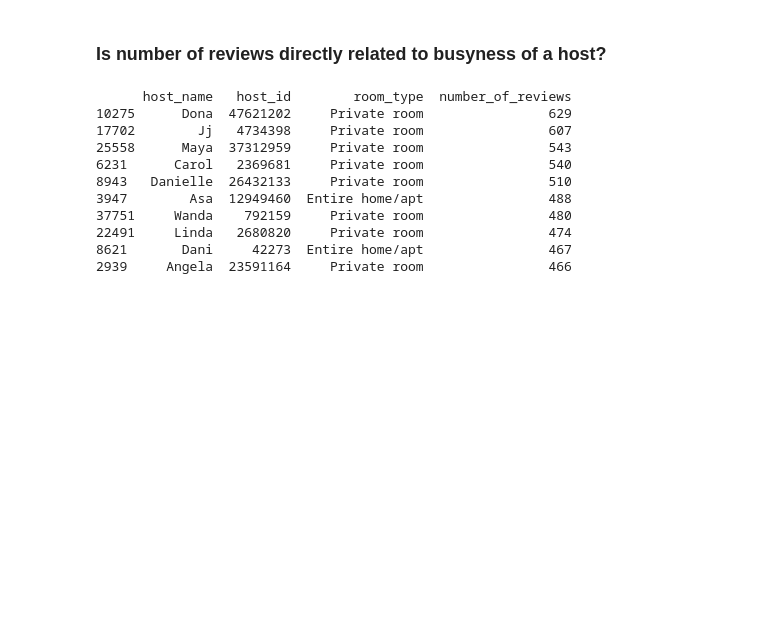
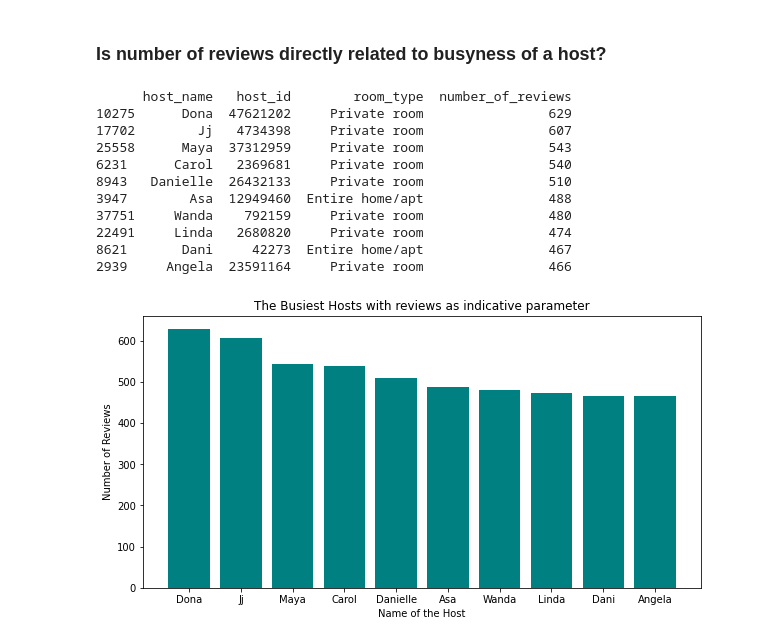
Before and after one commit to AshutoshKumarDubey/EDA_Capstone_Project_Airbnb, a Jupyter notebook: EDA_Airbnb_Bookings_Analysis_By_Ashutosh_Kumar_Dubey.ipynb, the cells around one changed output. Saved outputs shown, nothing was run; the diff lists cells and outputs as text; code cells hidden in the pictures; blank space fills up the shorter version.

```diff
--- a/EDA_Airbnb_Bookings_Analysis_By_Ashutosh_Kumar_Dubey.ipynb
+++ b/EDA_Airbnb_Bookings_Analysis_By_Ashutosh_Kumar_Dubey.ipynb
@@ -495,3 +495,16 @@ print(Busiest_Hosts_Basis_Reviews)
 22491     Linda   2680820     Private room                474
 8621       Dani     42273  Entire home/apt                467
 2939     Angela  23591164     Private room                466
+# %%
+#Plotting busiest hosts as per number of reviews.
+Name_of_Hosts = Busiest_Hosts_Basis_Reviews['host_name']
+Number_of_Reviews = Busiest_Hosts_Basis_Reviews['number_of_reviews']
+fig = plt.figure(figsize = (10, 5))
+# creating the bar plot
+plt.bar(Name_of_Hosts, Number_of_Reviews, color ='teal')
+plt.xlabel("Name of the Host")
+plt.ylabel("Number of Reviews")
+plt.title("The Busiest Hosts with reviews as indicative parameter")
+plt.show()
+# %% [output]
+[figure, added]
```
Also changed, not shown: parts of 14 cells of this notebook.
